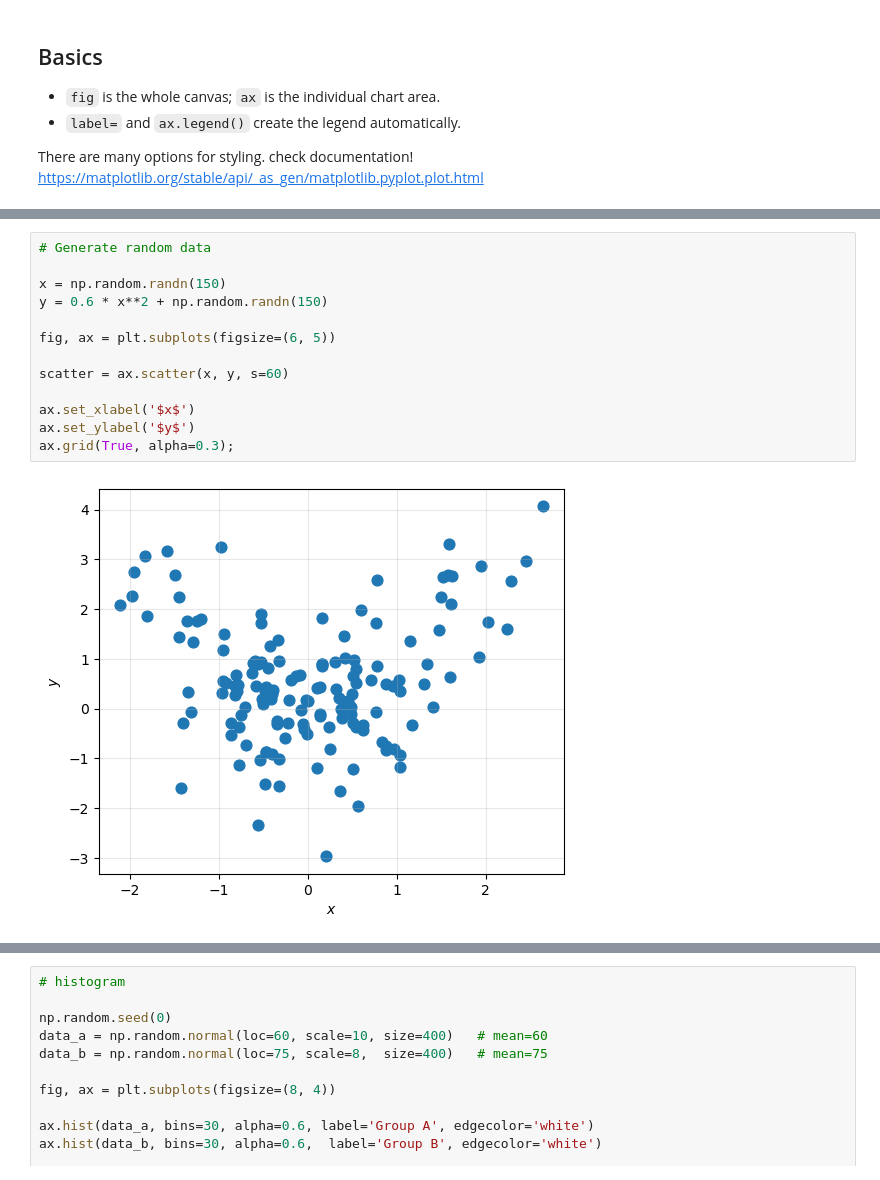
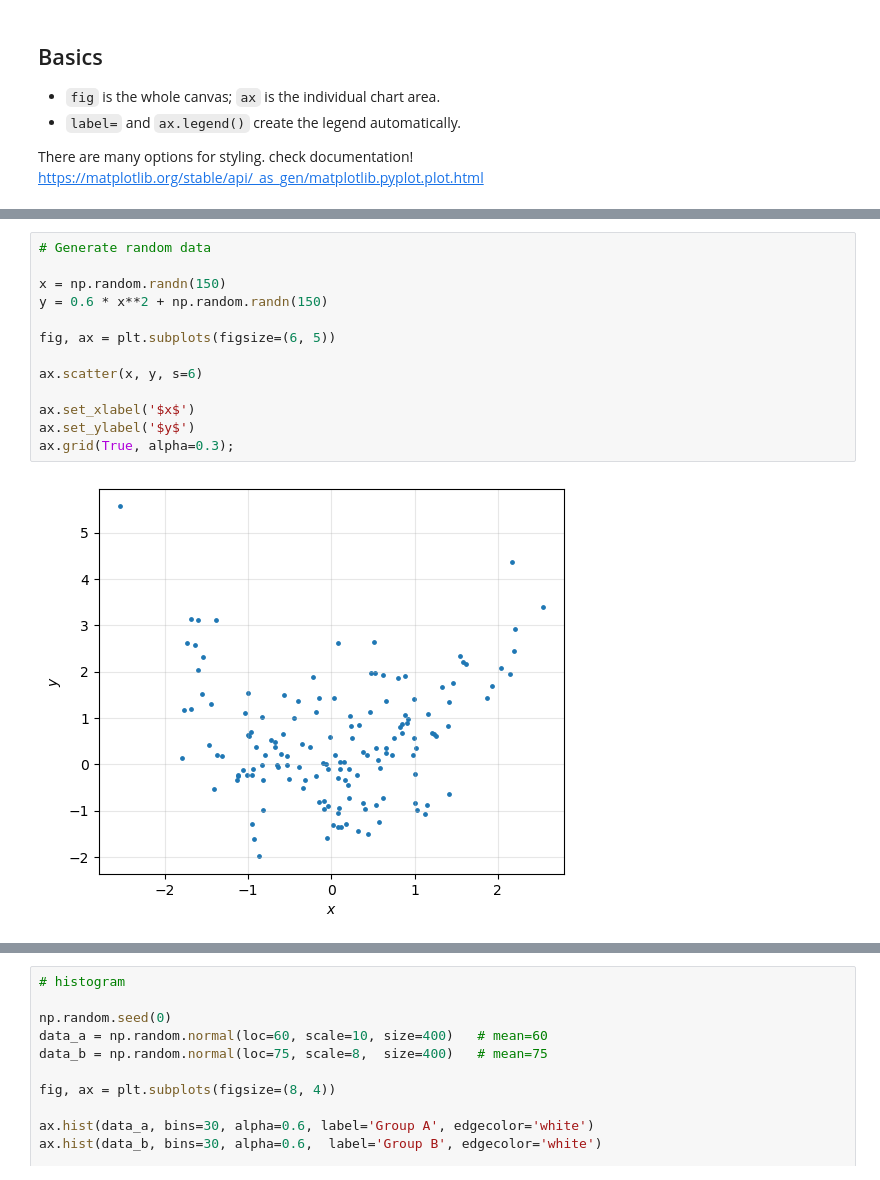
Before and after one commit to arghyadutta/intro-python-r, a Jupyter notebook: 9-matplotlib-intro.ipynb, the cells around one changed output, grey strips where cells are left out. Saved outputs shown, nothing was run; the diff lists cells and outputs as text.

```diff
--- a/9-matplotlib-intro.ipynb
+++ b/9-matplotlib-intro.ipynb
@@ -52,18 +60,18 @@ plt.show();
 # %%
 # Generate random data
 
 x = np.random.randn(150)
 y = 0.6 * x**2 + np.random.randn(150)
 
 fig, ax = plt.subplots(figsize=(6, 5))
 
-scatter = ax.scatter(x, y, s=60)
+ax.scatter(x, y, s=6)
 
 ax.set_xlabel('$x$')
 ax.set_ylabel('$y$')
 ax.grid(True, alpha=0.3);
 # %% [output]
-[figure, old version]
+[figure, new version]
 # %%
 # bar plot
 languages = ['Python', 'JavaScript', 'Java', 'C++']
```
Also changed, not shown: parts of 6 cells of this notebook, 1 other file.
